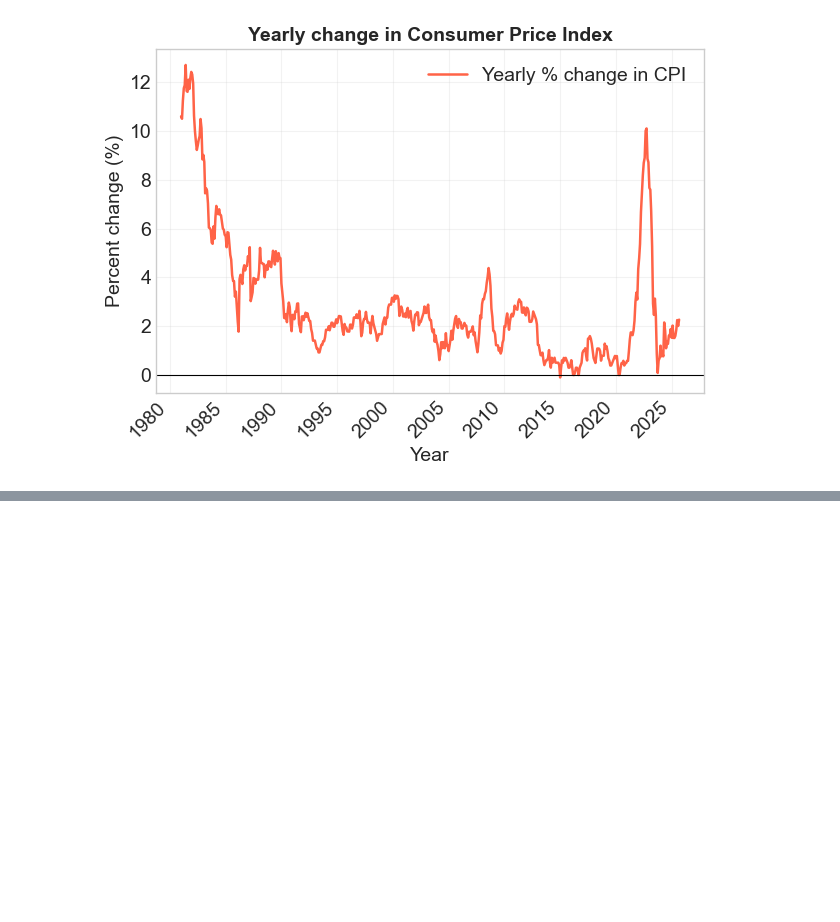
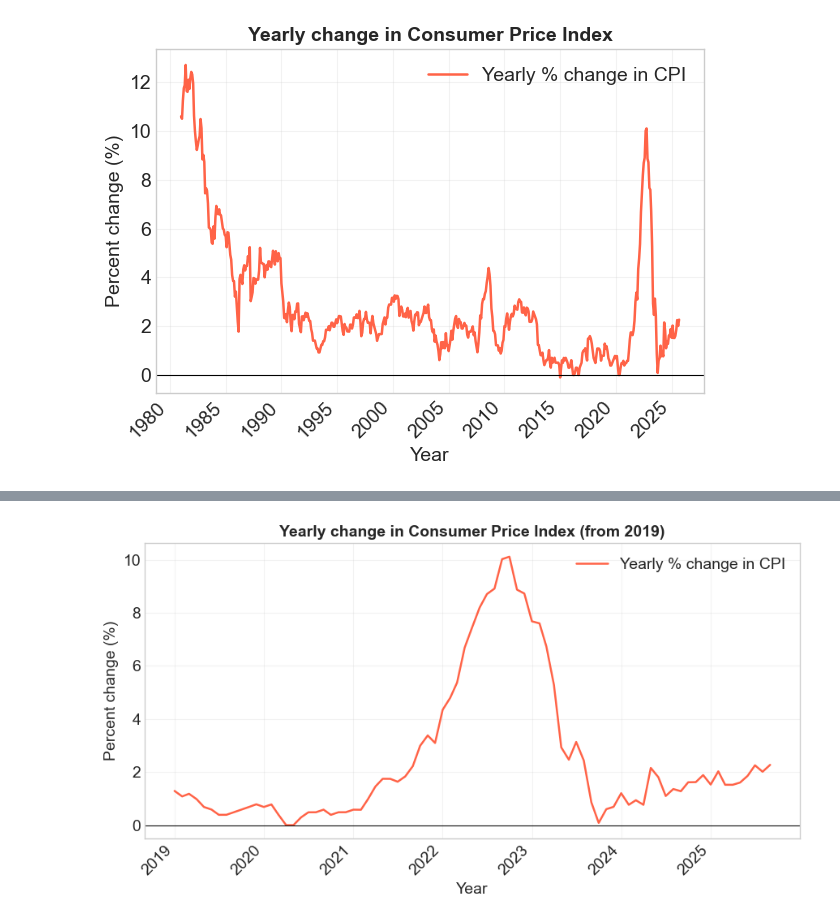
Before and after one commit to gcr710/Andreas, a Jupyter notebook: dataproject/dataproject.ipynb, the cells around one changed output, grey strips where cells are left out. Saved outputs shown, nothing was run; the diff lists cells and outputs as text; code cells hidden in the pictures; blank space fills up the shorter version.

```diff
--- a/dataproject/dataproject.ipynb
+++ b/dataproject/dataproject.ipynb
@@ -288,0 +346,27 @@ ADD CONCISE CONLUSION.
+# %%
+# Make a new figure with only data from 2019 onward
+mask = priser["date"] >= pd.Timestamp("2019-01-01")
+
+plt.figure(figsize=(9,5))
+plt.plot(
+    priser.loc[mask, "date"],
+    priser.loc[mask, "pct_change"],
+    color="tomato",
+    linewidth=1.8,
+    label="Yearly % change in CPI"
+)
+
+plt.title("Yearly change in Consumer Price Index (from 2019)", fontsize=14, weight="bold")
+plt.xlabel("Year")
+plt.ylabel("Percent change (%)")
+
+plt.gca().xaxis.set_major_locator(mdates.YearLocator(1))
+plt.gca().xaxis.set_major_formatter(mdates.DateFormatter("%Y"))
+plt.xticks(rotation=45, ha="right")
+
+plt.axhline(0, color="black", linewidth=0.8)
+plt.legend()
+plt.tight_layout()
+plt.show()
+# %% [output]
+[figure, added]
```
Also changed, not shown: parts of 16 cells of this notebook.
